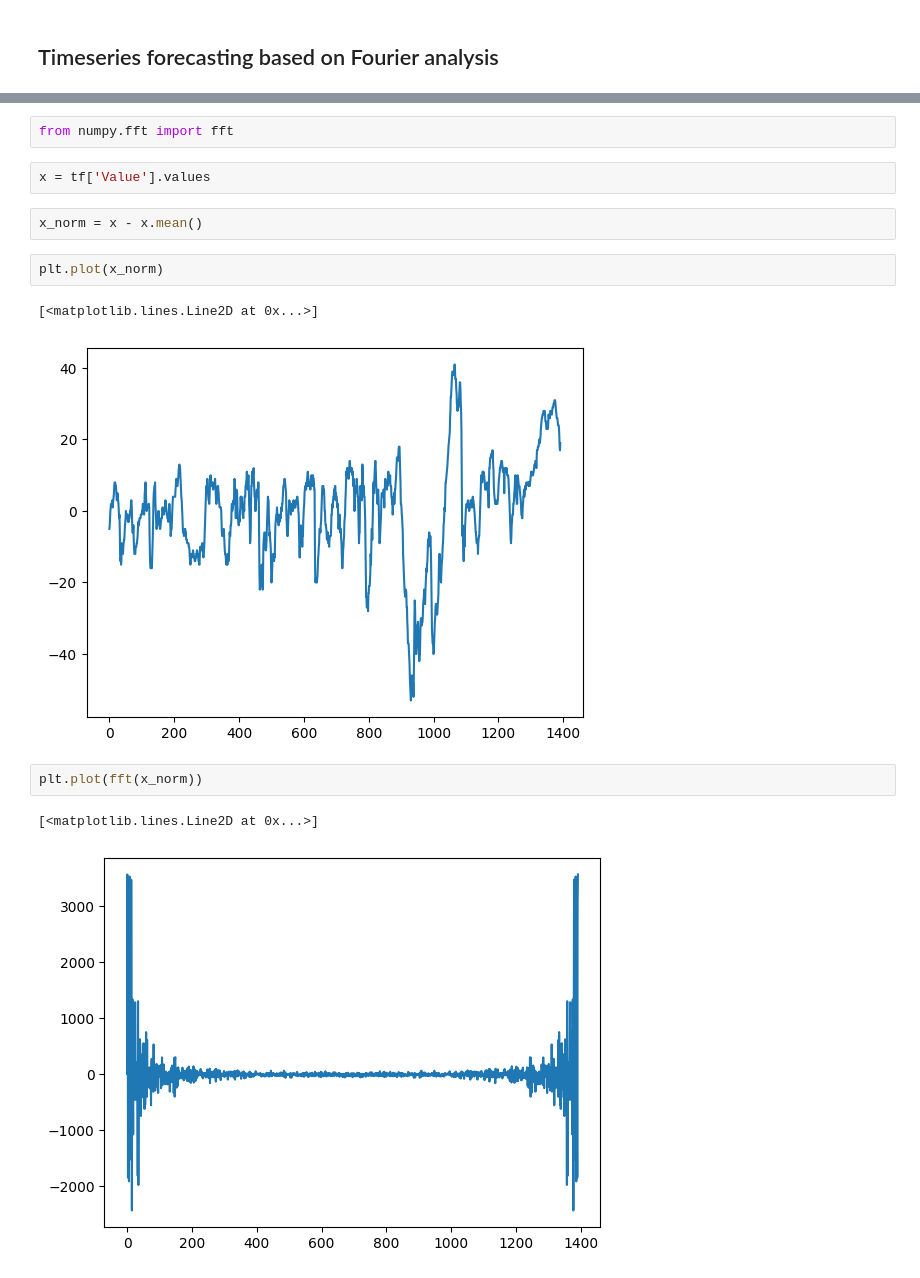
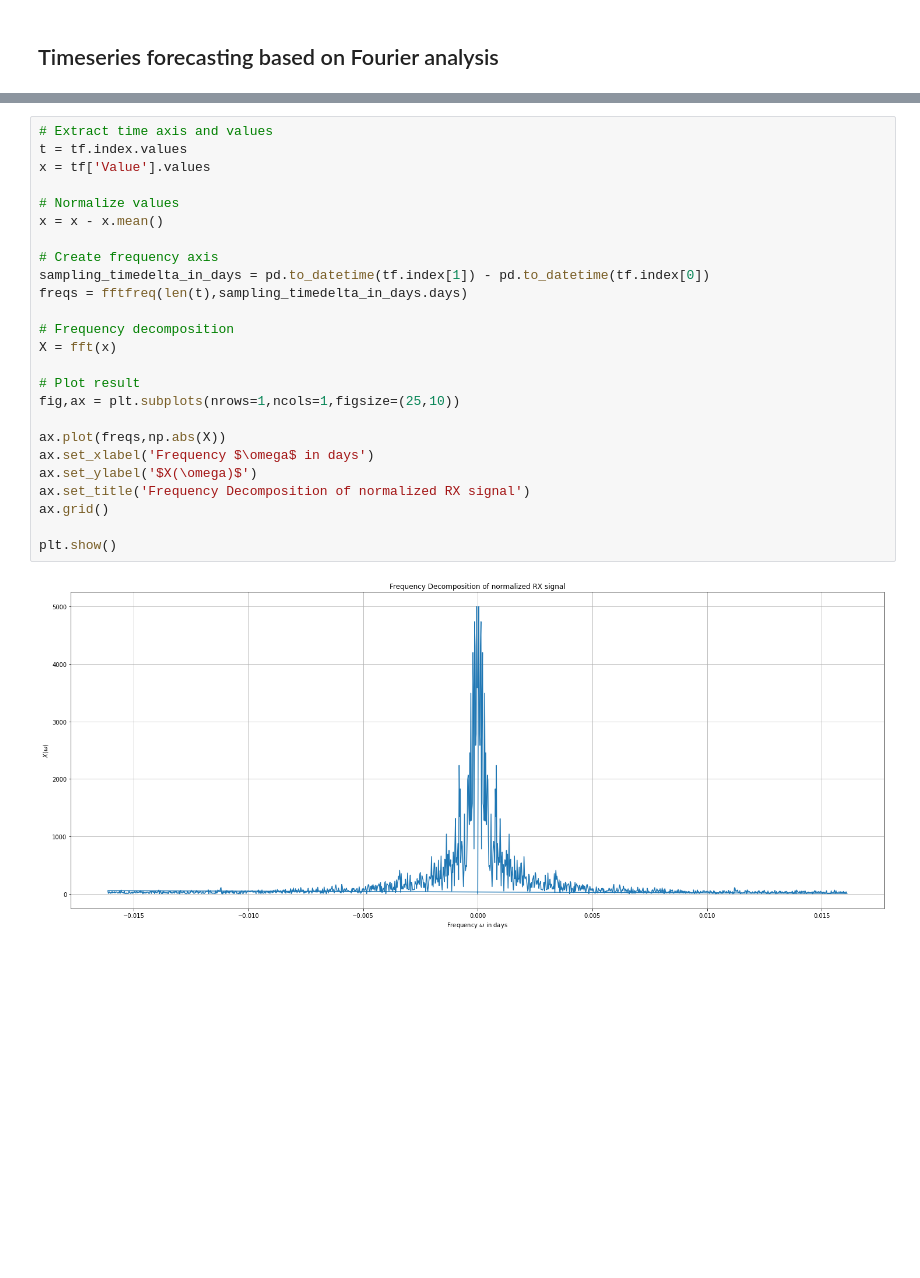
Before and after one commit to janlucasdeinhard/pyfiles, a Jupyter notebook: 10_PROJECT_TIMESERIES/Forecast/Timeseries Simple Forecast.ipynb, the cells around one changed output, grey strips where cells are left out. Saved outputs shown, nothing was run; the diff lists cells and outputs as text; blank space fills up the shorter version.

```diff
--- a/10_PROJECT_TIMESERIES/Forecast/Timeseries Simple Forecast.ipynb
+++ b/10_PROJECT_TIMESERIES/Forecast/Timeseries Simple Forecast.ipynb
@@ -35,16 +47,27 @@ tf.plot(rot=65,title='U.S. Index of American Business Activity 01/1855-12/1970')
-# %%
-from numpy.fft import fft
-# %%
-x = tf['Value'].values
-# %%
-x_norm = x - x.mean()
-# %%
-plt.plot(x_norm)
-# %% [output]
-[<matplotlib.lines.Line2D at 0x...>]
-[figure, removed]
-# %%
-plt.plot(fft(x_norm))
-# %% [output]
-[<matplotlib.lines.Line2D at 0x...>]
-[figure, removed]
+# %%
+# Extract time axis and values
+t = tf.index.values
+x = tf['Value'].values
+
+# Normalize values
+x = x - x.mean()
+
+# Create frequency axis
+sampling_timedelta_in_days = pd.to_datetime(tf.index[1]) - pd.to_datetime(tf.index[0])
+freqs = fftfreq(len(t),sampling_timedelta_in_days.days)
+
+# Frequency decomposition
+X = fft(x)
+
+# Plot result
+fig,ax = plt.subplots(nrows=1,ncols=1,figsize=(25,10))
+
+ax.plot(freqs,np.abs(X))
+ax.set_xlabel('Frequency $\omega$ in days')
+ax.set_ylabel('$X(\omega)$')
+ax.set_title('Frequency Decomposition of normalized RX signal')
+ax.grid()
+
+plt.show()
+# %% [output]
+[figure, added]
```
Also changed, not shown: parts of 4 cells of this notebook, 3 other files.
